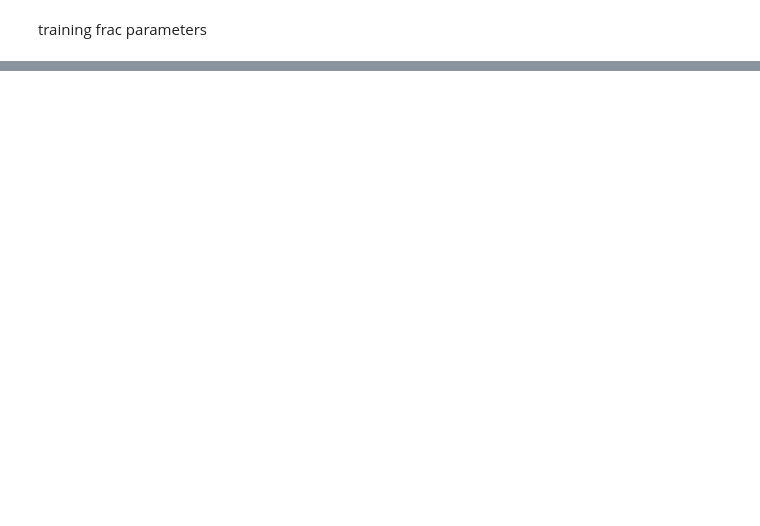
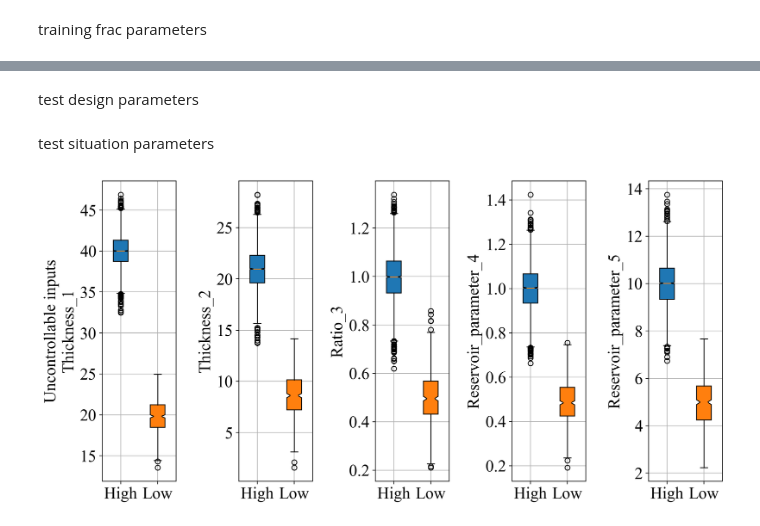
Before and after one commit to MaxwellCBY/autoencoder, a Jupyter notebook: autoencoder.ipynb, the cells around one changed output, grey strips where cells are left out. Cells and saved outputs as stored; diff of their text form; code cells hidden in the pictures; blank space fills up the shorter version.

```diff
--- a/autoencoder.ipynb
+++ b/autoencoder.ipynb
@@ -361,0 +20,4 @@ print(mse_loss)
+# %%
+num_low = 500
+num_high = 5000
+num_test = 20
@@ -361,0 +85,2 @@ print(mse_loss)
+# %% [markdown]
+test design parameters
@@ -361,0 +116,2 @@ print(mse_loss)
+# %% [markdown]
+test situation parameters
@@ -361,0 +130,36 @@ print(mse_loss)
+# %%
+def grouped_boxplot(ax, data1, data2):
+    # Combining the data
+    data = [data1, data2]
+    # Creating positions for each boxplot
+    positions = [1, 2]
+    # Plotting the boxplots
+    bp = ax.boxplot(data, widths=0.4, positions=positions, patch_artist=True, notch=True)
+    # Customizing boxplot colors
+    colors = ['#1f77b4', '#ff7f0e']
+    # Customizing font to Times New Roman and size
+    plt.rc('font', family='Times New Roman', size=20)
+    for patch, color in zip(bp['boxes'], colors):
+        patch.set_facecolor(color)
+    # Setting the x-ticks and labels
+    ax.set_xticks([1, 2])
+    ax.set_xticklabels(['High', 'Low'])
+    ax.grid(True)
+# %%
+# Creating separate subplots for each variable
+fig, axes = plt.subplots(nrows=1, ncols=5, figsize=(12, 6), dpi=200)
+# Creating boxplots for each variable
+grouped_boxplot(axes[0], df_si_high['uc_1'], df_si_low['uc_1'])
+axes[0].set_ylabel('Uncontrollable inputs\nThickness_1')
+grouped_boxplot(axes[1], df_si_high['uc_2'], df_si_low['uc_2'])
+axes[1].set_ylabel('Thickness_2')
+grouped_boxplot(axes[2], df_si_high['uc_3'], df_si_low['uc_3'])
+axes[2].set_ylabel('Ratio_3')
+grouped_boxplot(axes[3], df_si_high['uc_4'], df_si_low['uc_4'])
+axes[3].set_ylabel('Reservoir_parameter_4')
+grouped_boxplot(axes[4], df_si_high['uc_5'], df_si_low['uc_5'])
+axes[4].set_ylabel('Reservoir_parameter_5')
+fig.tight_layout()
+plt.show()
+# %% [output]
+[figure, added]
```
Also changed, not shown: parts of 54 cells of this notebook, 20 other files.
